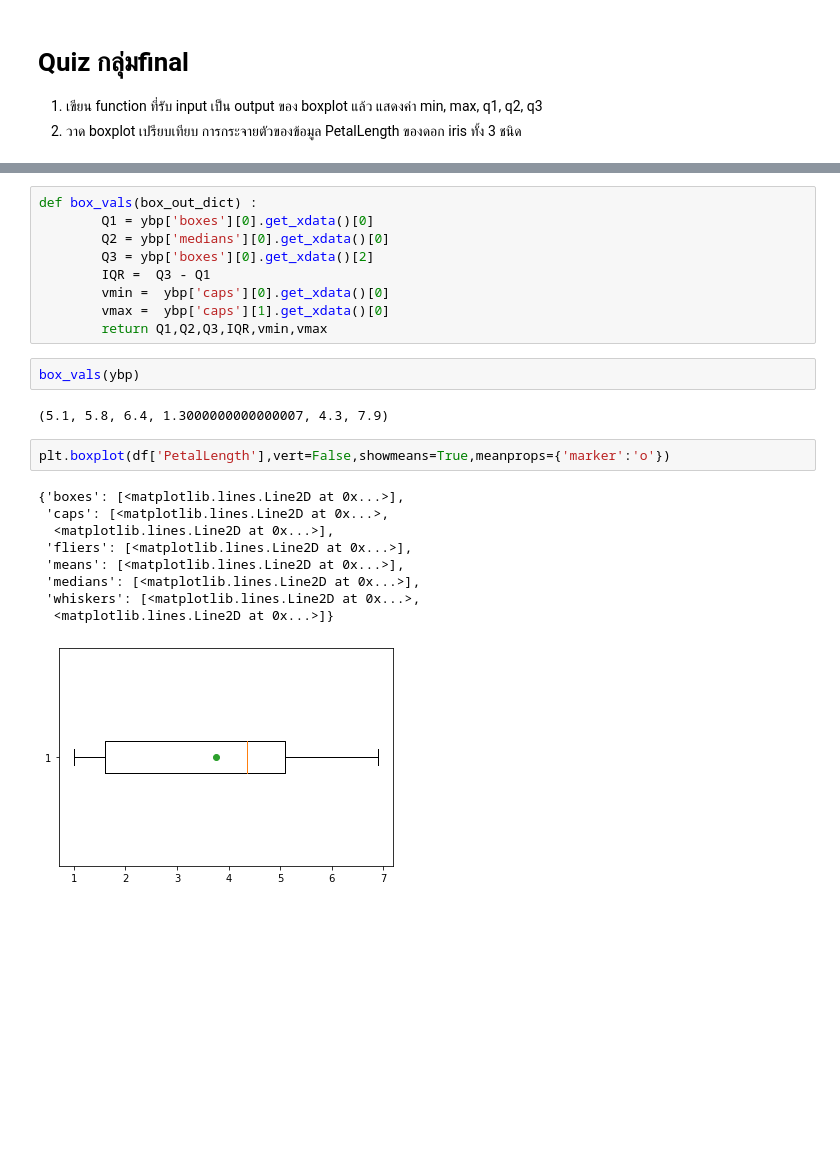
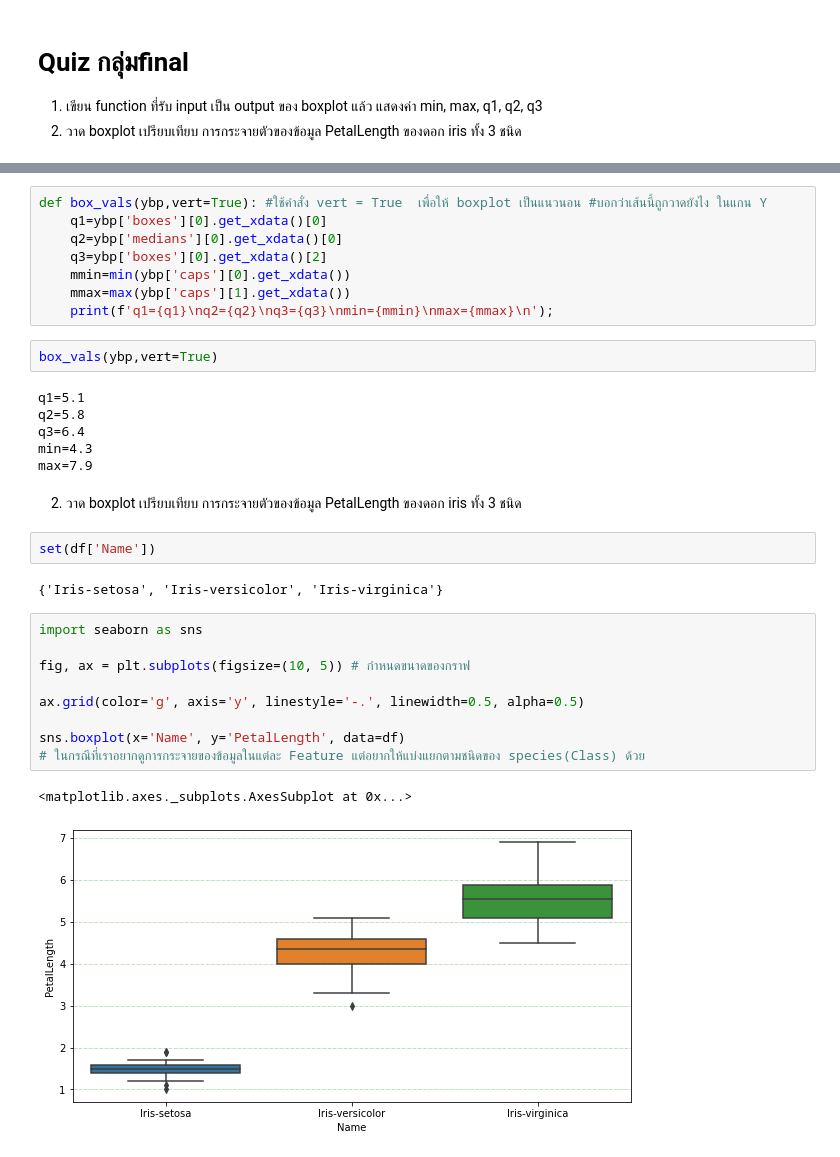
Before and after one commit to Benza1611/data_viz_2022, a Jupyter notebook: DataViz02_Data_Distribution.ipynb, the cells around one changed output, grey strips where cells are left out. Drawn from its saved outputs; the diff is of its cells as text; blank space fills up the shorter version.

```diff
--- a/DataViz02_Data_Distribution.ipynb
+++ b/DataViz02_Data_Distribution.ipynb
@@ -283,25 +285,34 @@ plt.boxplot(df['SepalLength'],vert=False,showmeans=True,meanprops={'marker':'o'}
 # %%
-def box_vals(box_out_dict) :
-        Q1 = ybp['boxes'][0].get_xdata()[0]
-        Q2 = ybp['medians'][0].get_xdata()[0]
-        Q3 = ybp['boxes'][0].get_xdata()[2]
-        IQR =  Q3 - Q1
-        vmin =  ybp['caps'][0].get_xdata()[0]
-        vmax =  ybp['caps'][1].get_xdata()[0]
-        return Q1,Q2,Q3,IQR,vmin,vmax
+def box_vals(ybp,vert=True): #ใช้คำสั่ง vert = True  เพื่อให้ boxplot เป็นแนวนอน #บอกว่าเส้นนี้ถูกวาดยังไง ในแกน Y
+    q1=ybp['boxes'][0].get_xdata()[0]
+    q2=ybp['medians'][0].get_xdata()[0]
+    q3=ybp['boxes'][0].get_xdata()[2]
+    mmin=min(ybp['caps'][0].get_xdata())
+    mmax=max(ybp['caps'][1].get_xdata())
+    print(f'q1={q1}\nq2={q2}\nq3={q3}\nmin={mmin}\nmax={mmax}\n');
 # %%
-box_vals(ybp)
+box_vals(ybp,vert=True)
 # %% [output]
-(5.1, 5.8, 6.4, 1.3000000000000007, 4.3, 7.9)
+q1=5.1
+q2=5.8
+q3=6.4
+min=4.3
+max=7.9
-# %%
-plt.boxplot(df['PetalLength'],vert=False,showmeans=True,meanprops={'marker':'o'})
-# %% [output]
-{'boxes': [<matplotlib.lines.Line2D at 0x...>],
- 'caps': [<matplotlib.lines.Line2D at 0x...>,
-  <matplotlib.lines.Line2D at 0x...>],
- 'fliers': [<matplotlib.lines.Line2D at 0x...>],
- 'means': [<matplotlib.lines.Line2D at 0x...>],
- 'medians': [<matplotlib.lines.Line2D at 0x...>],
- 'whiskers': [<matplotlib.lines.Line2D at 0x...>,
-  <matplotlib.lines.Line2D at 0x...>]}
-[figure, removed]
+# %% [markdown]
+2. วาด boxplot เปรียบเทียบ การกระจายตัวของข้อมูล PetalLength ของดอก iris ทั้ง 3 ชนิด
+# %%
+set(df['Name'])
+# %% [output]
+{'Iris-setosa', 'Iris-versicolor', 'Iris-virginica'}
+# %%
+import seaborn as sns
+
+fig, ax = plt.subplots(figsize=(10, 5)) # กำหนดขนาดของกราฟ
+
+ax.grid(color='g', axis='y', linestyle='-.', linewidth=0.5, alpha=0.5)
+
+sns.boxplot(x='Name', y='PetalLength', data=df)
+# ในกรณีที่เราอยากดูการกระจายของข้อมูลในแต่ละ Feature แต่อยากให้แบ่งแยกตามชนิดของ species(Class) ด้วย
+# %% [output]
+<matplotlib.axes._subplots.AxesSubplot at 0x...>
+[figure, added]
```
Also changed, not shown: parts of 1 cell of this notebook.
